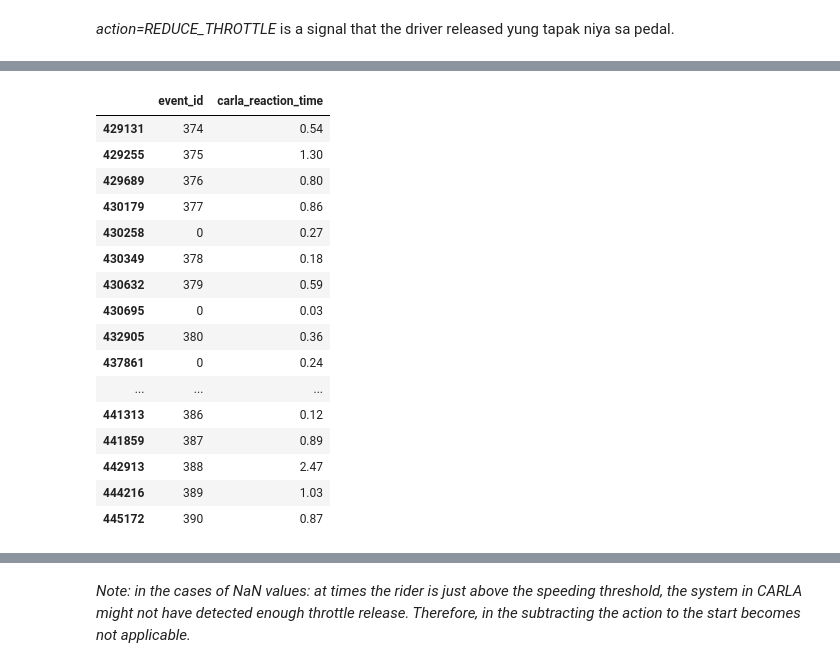
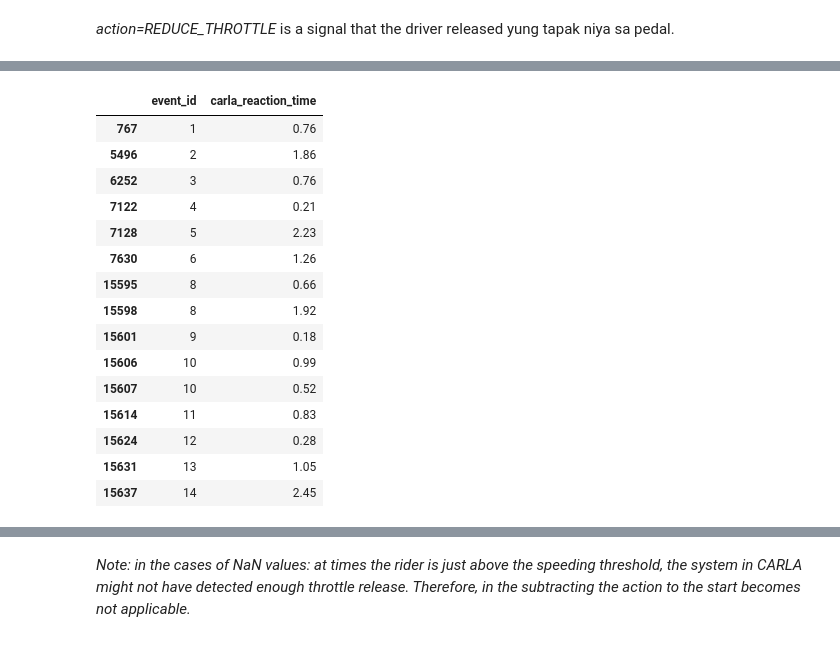
Before and after one commit to KeirAAAlcantara/SimAnalysis, a Jupyter notebook: Sim_Analysis.ipynb, the cells around one changed output, grey strips where cells are left out. Cells and saved outputs as stored; diff of their text form; code cells hidden in the pictures.

```diff
--- a/Sim_Analysis.ipynb
+++ b/Sim_Analysis.ipynb
@@ -109,7 +81,4 @@ df_Metrics
 # %% [markdown]
 ### Reaction Time
-# %%
-# look for details == "action=REDUCE_THROTTLE"
-df_Metrics["slow_down"] = df_Metrics["details"].str.contains("REDUCE_THROTTLE", na=False)
 # %% [markdown]
 *action=REDUCE_THROTTLE* is a signal that the driver released yung tapak niya sa pedal.
@@ -165,22 +111,21 @@ carla_reactions = df_Metrics.loc[
     ["event_id", "carla_reaction_time"]
 ]
 # %%
-display(carla_reactions.tail(20))
+display(carla_reactions.head(15))
 # %% [output]
 |  | event_id | carla_reaction_time |
-| 429131 | 374 | 0.54 |
-| 429255 | 375 | 1.30 |
-| 429689 | 376 | 0.80 |
-| 430179 | 377 | 0.86 |
-| 430258 | 0 | 0.27 |
-| 430349 | 378 | 0.18 |
-| 430632 | 379 | 0.59 |
-| 430695 | 0 | 0.03 |
-| 432905 | 380 | 0.36 |
-| 437861 | 0 | 0.24 |
-| ... | ... | ... |
-| 441313 | 386 | 0.12 |
-| 441859 | 387 | 0.89 |
-| 442913 | 388 | 2.47 |
-| 444216 | 389 | 1.03 |
-| 445172 | 390 | 0.87 |
+| 767 | 1 | 0.76 |
+| 5496 | 2 | 1.86 |
+| 6252 | 3 | 0.76 |
+| 7122 | 4 | 0.21 |
+| 7128 | 5 | 2.23 |
+| 7630 | 6 | 1.26 |
+| 15595 | 8 | 0.66 |
+| 15598 | 8 | 1.92 |
+| 15601 | 9 | 0.18 |
+| 15606 | 10 | 0.99 |
+| 15607 | 10 | 0.52 |
+| 15614 | 11 | 0.83 |
+| 15624 | 12 | 0.28 |
+| 15631 | 13 | 1.05 |
+| 15637 | 14 | 2.45 |
```
Also changed, not shown: parts of 23 cells of this notebook.
